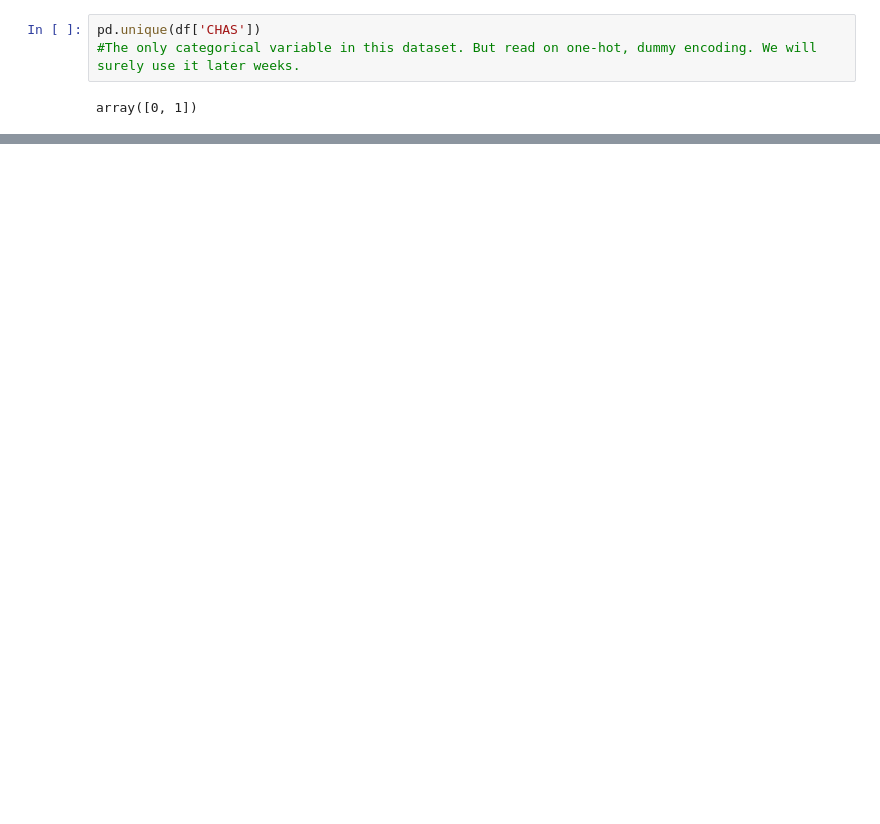
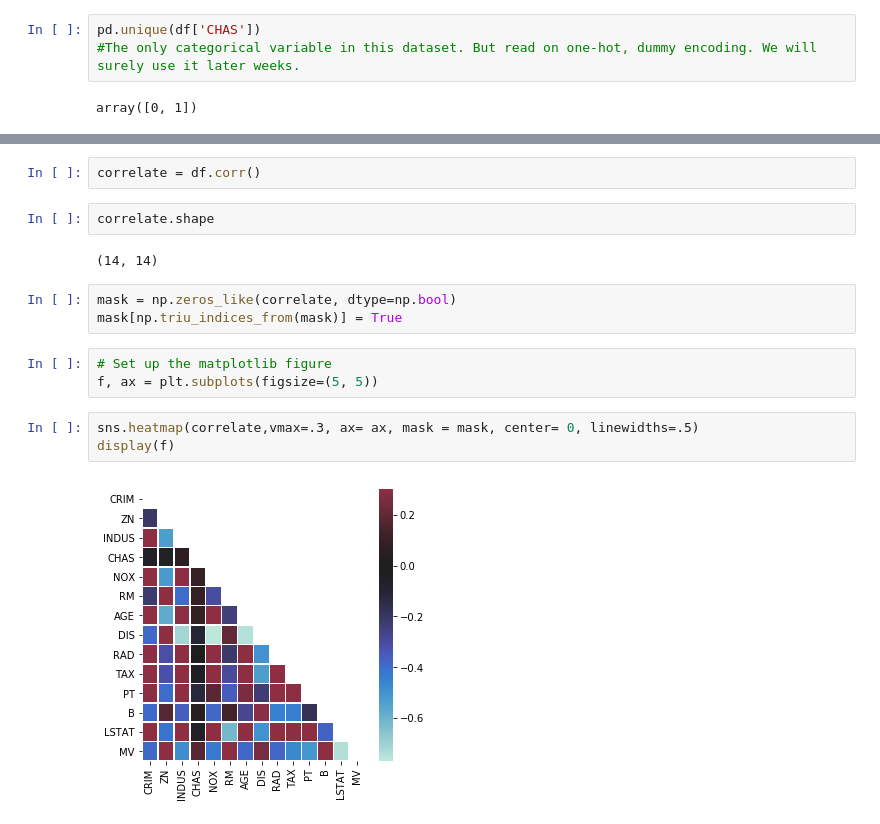
Before and after one commit to fenilsuchak/CTE-Data-Science-And-Machine-Learning, a Jupyter notebook: Week_2/Week2_Class2.ipynb, the cells around one changed output, grey strips where cells are left out. Cells and saved outputs as stored; diff of their text form; blank space fills up the shorter version.

```diff
--- a/Week_2/Week2_Class2.ipynb
+++ b/Week_2/Week2_Class2.ipynb
@@ -224,0 +287,17 @@ array([0, 1])
+# %%
+correlate = df.corr()
+# %%
+correlate.shape
+# %% [output]
+(14, 14)
+# %%
+mask = np.zeros_like(correlate, dtype=np.bool)
+mask[np.triu_indices_from(mask)] = True
+# %%
+# Set up the matplotlib figure
+f, ax = plt.subplots(figsize=(5, 5))
+# %%
+sns.heatmap(correlate,vmax=.3, ax= ax, mask = mask, center= 0, linewidths=.5)
+display(f)
+# %% [output]
+[figure, added]
```
Also changed, not shown: parts of 31 cells of this notebook.
